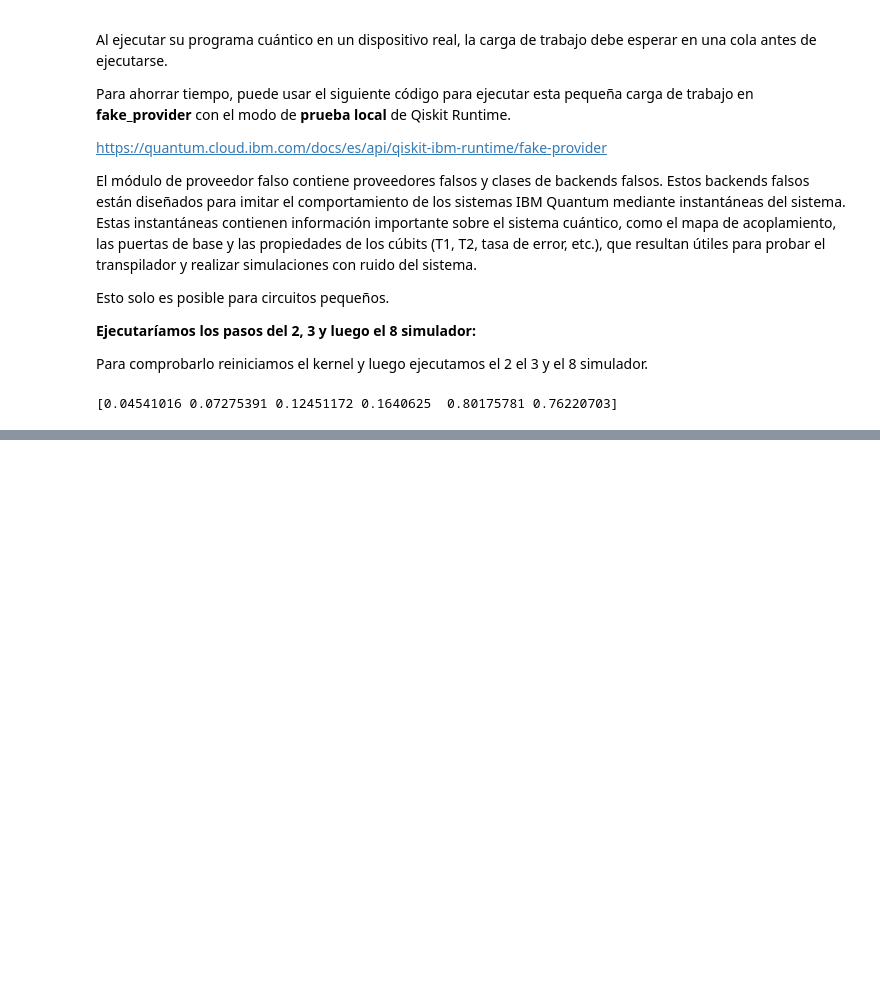
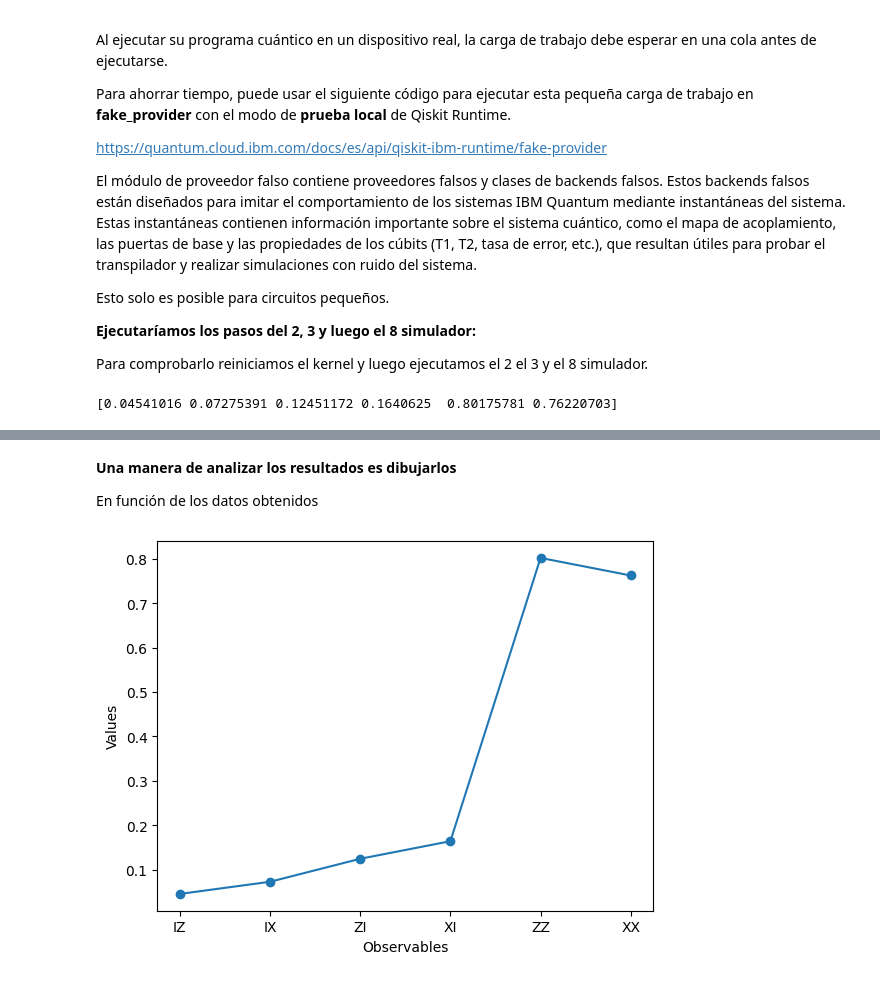
Before and after one commit to imardiego/pruebasQiskit, a Jupyter notebook: 7.1.-EjecuciónEnQPU_primitiva.ipynb, the cells around one changed output, grey strips where cells are left out. Cells and saved outputs as stored; diff of their text form; code cells hidden in the pictures; blank space fills up the shorter version.

```diff
--- a/7.1.-EjecuciónEnQPU_primitiva.ipynb
+++ b/7.1.-EjecuciónEnQPU_primitiva.ipynb
@@ -361,0 +382,20 @@ print(pub_result.data.evs)
+# %% [markdown]
+**Una manera de analizar los resultados es dibujarlos**
+
+En función de los datos obtenidos
+# %%
+# Plot the result
+
+from matplotlib import pyplot as plt
+
+values = pub_result.data.evs
+
+errors = pub_result.data.stds
+
+# plotting graph
+plt.plot(observables_labels, values, "-o")
+plt.xlabel("Observables")
+plt.ylabel("Values")
+plt.show()
+# %% [output]
+[figure, added]
```
Also changed, not shown: parts of 16 cells of this notebook, 2 other files.
